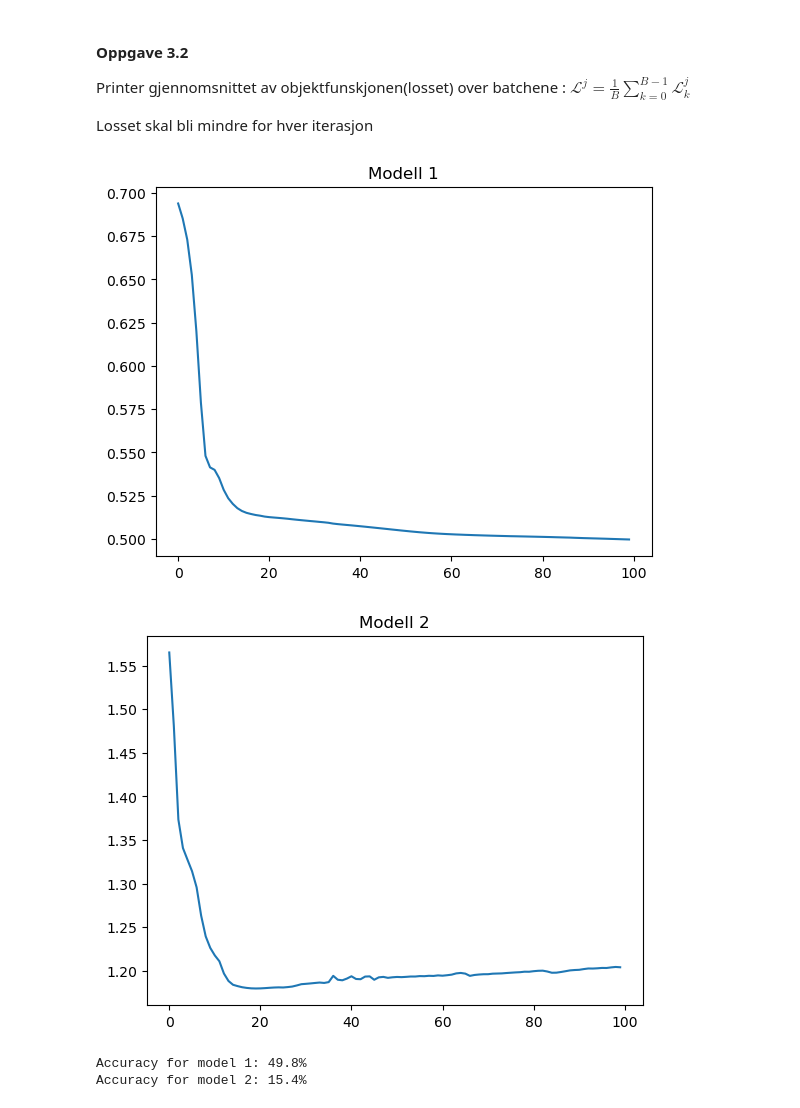
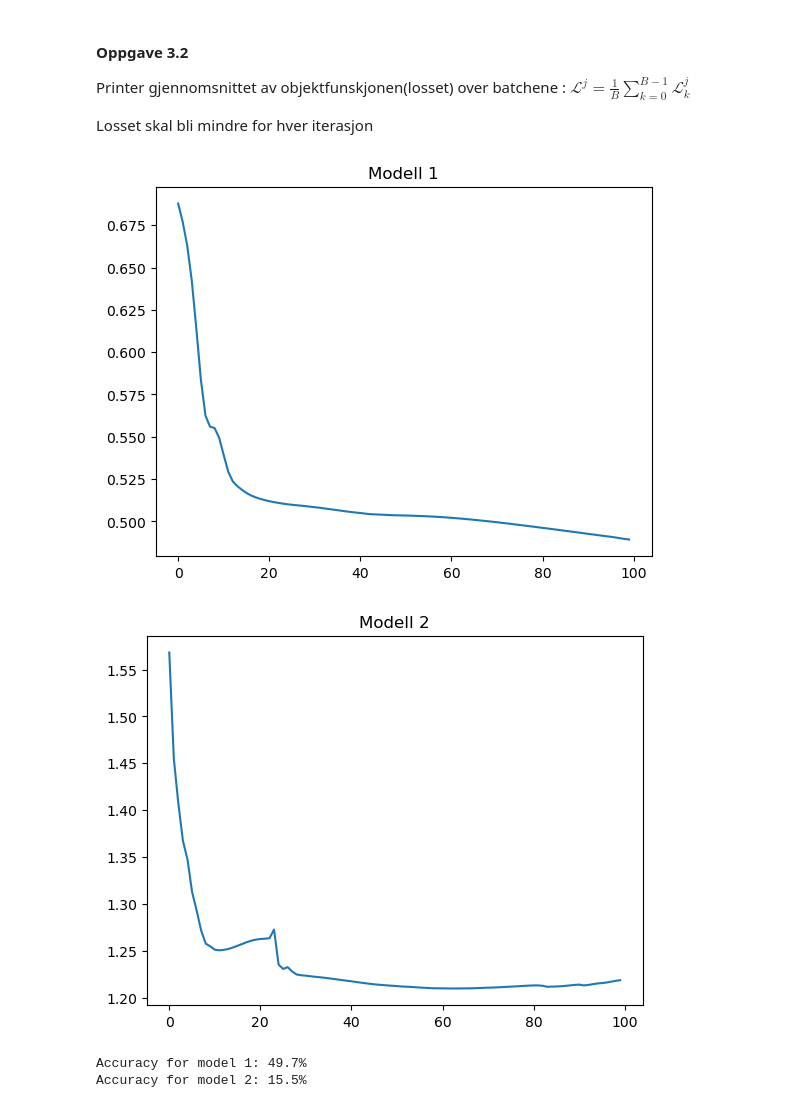
Before and after one commit to hannaroed/Vitber-indmat, a Jupyter notebook: file.ipynb, the cells around one changed output. Cells and saved outputs as stored; diff of their text form; code cells hidden in the pictures.

```diff
--- a/file.ipynb
+++ b/file.ipynb
@@ -151,34 +151,34 @@ Losset skal bli mindre for hver iterasjon
 # %%
 import importlib
 import training
 importlib.reload(training)
 from training import make_model, training_sorting
 from layers import CrossEntropy
 from optimizer import Adam
 from data_generators import get_train_test_sorting, get_train_test_addition
 
 n = 100
 
 test_model_1 = make_model(r=5, d=10, m=2, L=2, p=15, k=5)
 test_model_2 = make_model(r=7, d=20, m=5, L=2, p=25, k=10)
 
-sorting_data1 = get_train_test_sorting(5, 2, 400, 10, 10)
+sorting_data1 = get_train_test_sorting(5, 2, 250, 10, 10)
 trained_model1, mean_loss_arr = training_sorting(test_model_1, CrossEntropy(), Adam(), sorting_data1, 2, n_epochs=n)
 
 sorting_data2 = get_train_test_sorting(7, 5, 250, 20, 20)
 trained_model2, mean_loss_arr2 = training_sorting(test_model_2, CrossEntropy(), Adam(), sorting_data2, 5, n_epochs=n)
 
 iter = np.arange(n)
 
 plt.title("Modell 1")
 plt.plot(iter, mean_loss_arr)
 plt.show()
 plt.title("Modell 2")
 plt.plot(iter, mean_loss_arr2)
 plt.show()
 # %% [output]
-[figure, old version]
+[figure, new version]
-[figure, old version]
+[figure, new version]
 # %%
 from testing import test_sorting
 import importlib
@@ -190,8 +190,8 @@ print(f'Accuracy for model 1: {np.round(accuracy1, 1)}%')
 accuracy2 = test_sorting(trained_model2, sorting_data2, m=5)
 print(f'Accuracy for model 2: {np.round(accuracy2, 1)}%')
 # %% [output]
-Accuracy for model 1: 49.8%
-Accuracy for model 2: 15.4%
+Accuracy for model 1: 49.7%
+Accuracy for model 2: 15.5%
 # %%
 importlib.reload(training)
 from training import make_model, training_addition
```
Also changed, not shown: parts of 2 cells of this notebook, 2 other files.
